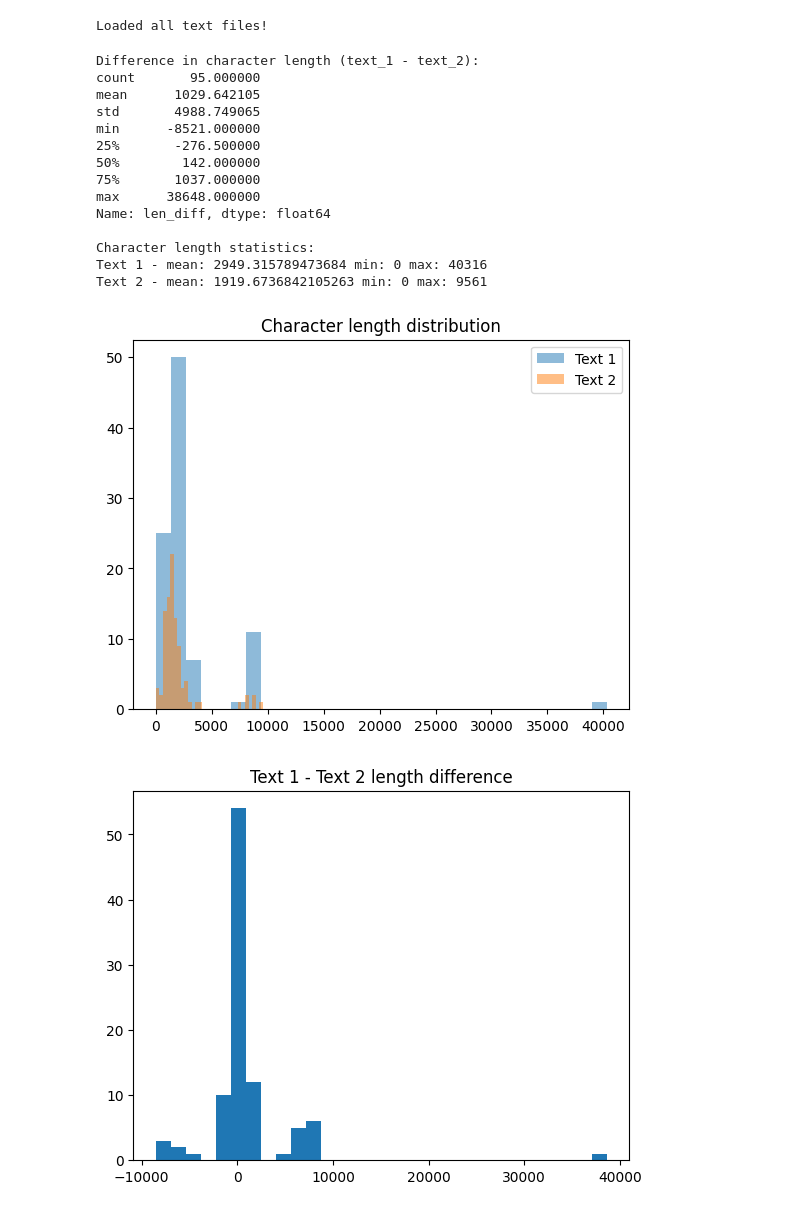
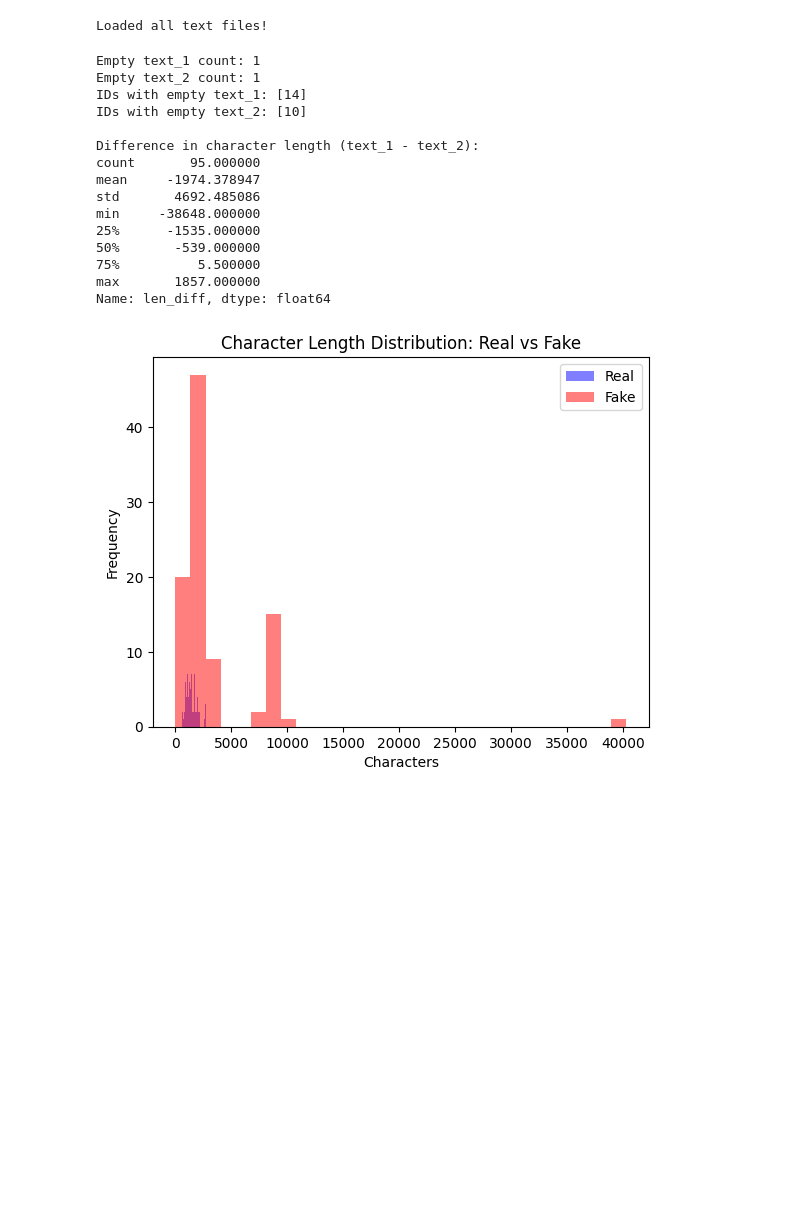
Before and after one commit to ikteng/fake-or-real, a Jupyter notebook: EDA.ipynb, the cells around one changed output. Drawn from its saved outputs; the diff is of its cells as text; code cells hidden in the pictures; blank space fills up the shorter version.

```diff
--- a/EDA.ipynb
+++ b/EDA.ipynb
@@ -25,44 +26,47 @@ print("Loaded all text files!")
 # %% [output]
 Loaded all text files!
 # %%
-# Compare lengths
 df["len_1"] = df["text_1"].str.len()
 df["len_2"] = df["text_2"].str.len()
-df["len_diff"] = df["len_1"] - df["len_2"]
+
+print("Empty text_1 count:", (df["len_1"] == 0).sum())
+print("Empty text_2 count:", (df["len_2"] == 0).sum())
+
+empty_text1_ids = df.loc[df["len_1"] == 0, "id"]
+empty_text2_ids = df.loc[df["len_2"] == 0, "id"]
+
+print("IDs with empty text_1:", empty_text1_ids.tolist())
+print("IDs with empty text_2:", empty_text2_ids.tolist())
+
+# Compare lengths
+df["real_len"] = df.apply(lambda row: row["len_1"] if row["real_text_id"] == 1 else row["len_2"], axis=1)
+df["fake_len"] = df.apply(lambda row: row["len_2"] if row["real_text_id"] == 1 else row["len_1"], axis=1)
+df["len_diff"] = df["real_len"] - df["fake_len"]
 
 print("\nDifference in character length (text_1 - text_2):")
 print(df["len_diff"].describe())
 
-# Print summary stats
-print("\nCharacter length statistics:")
-print("Text 1 - mean:", df["len_1"].mean(), "min:", df["len_1"].min(), "max:", df["len_1"].max())
-print("Text 2 - mean:", df["len_2"].mean(), "min:", df["len_2"].min(), "max:", df["len_2"].max())
+plt.hist(df["real_len"], bins=30, alpha=0.5, label="Real", color="blue")
+plt.hist(df["fake_len"], bins=30, alpha=0.5, label="Fake", color="red")
+plt.legend()
+plt.title("Character Length Distribution: Real vs Fake")
+plt.xlabel("Characters")
+plt.ylabel("Frequency")
+plt.show()
 # %% [output]
+Empty text_1 count: 1
+Empty text_2 count: 1
+IDs with empty text_1: [14]
+IDs with empty text_2: [10]
+
 Difference in character length (text_1 - text_2):
 count       95.000000
-mean      1029.642105
-std       4988.749065
-min      -8521.000000
-25%       -276.500000
-50%        142.000000
-75%       1037.000000
-max      38648.000000
+mean     -1974.378947
+std       4692.485086
+min     -38648.000000
+25%      -1535.000000
+50%       -539.000000
+75%          5.500000
+max       1857.000000
 Name: len_diff, dtype: float64
-
-Character length statistics:
-Text 1 - mean: 2949.315789473684 min: 0 max: 40316
-Text 2 - mean: 1919.6736842105263 min: 0 max: 9561
+[figure, added]
-# %%
-# Check distributions
-plt.hist(df["len_1"], bins=30, alpha=0.5, label="Text 1")
-plt.hist(df["len_2"], bins=30, alpha=0.5, label="Text 2")
-plt.legend()
-plt.title("Character length distribution")
-plt.show()
-
-plt.hist(df["len_diff"], bins=30)
-plt.title("Text 1 - Text 2 length difference")
-plt.show()
-# %% [output]
-[figure, removed]
-[figure, removed]
```
Also changed, not shown: parts of 10 cells of this notebook.
